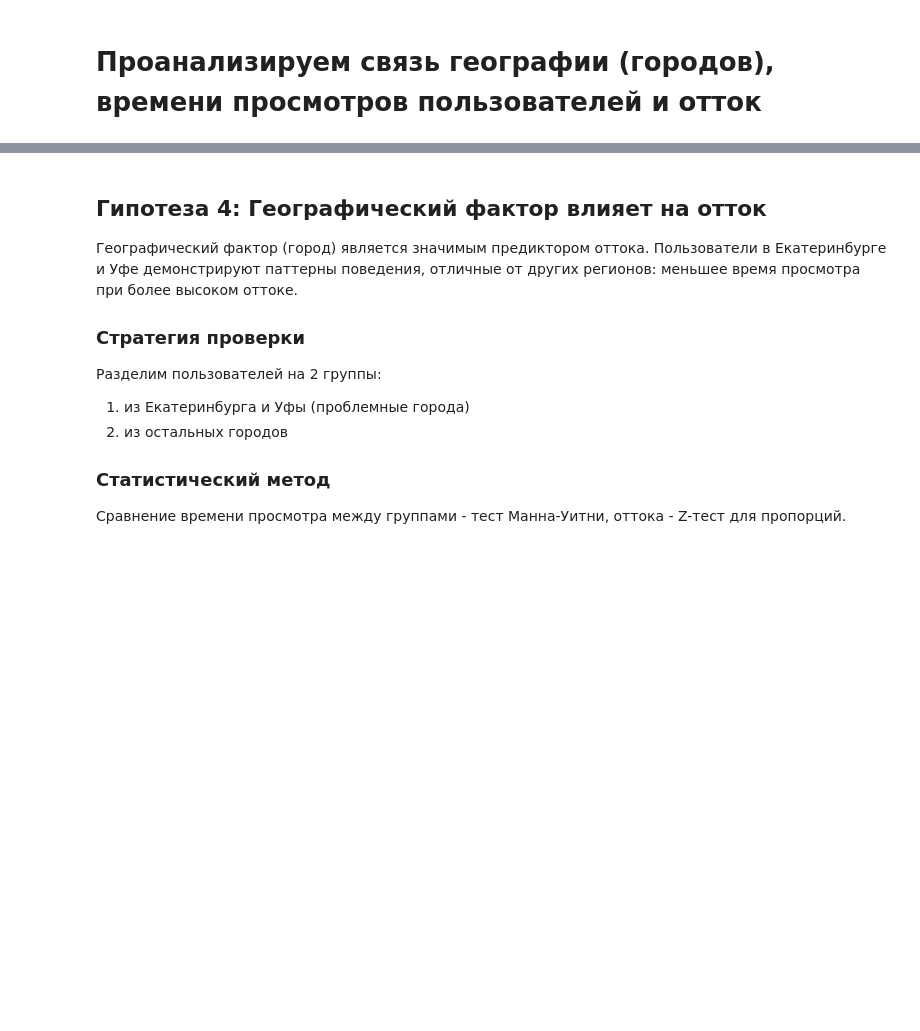
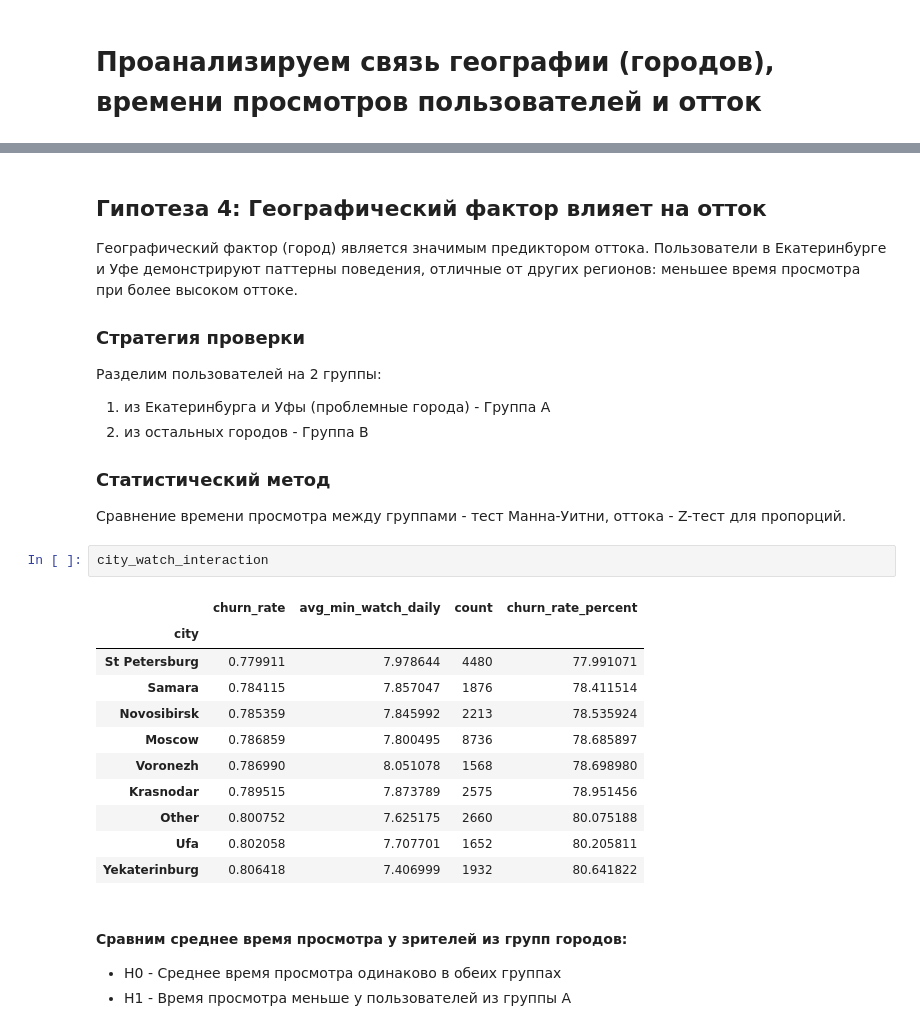
Before and after one commit to antosden/video-platform-churn-analysis, a Jupyter notebook: Команда_12_Чек-пойнт_1.ipynb, the cells around one changed output, grey strips where cells are left out. Drawn from its saved outputs; the diff is of its cells as text; blank space fills up the shorter version.

```diff
--- a/Команда_12_Чек-пойнт_1.ipynb
+++ b/Команда_12_Чек-пойнт_1.ipynb
@@ -514,9 +512,28 @@ cbar.set_label('Индекс города', rotation=270, labelpad=15)
 ### Стратегия проверки
 
 Разделим пользователей на 2 группы:
-1. из Екатеринбурга и Уфы (проблемные города)
-2. из остальных городов
+1. из Екатеринбурга и Уфы (проблемные города) - Группа A
+2. из остальных городов - Группа B
 
 ### Статистический метод
 
 Сравнение времени просмотра между группами - тест Манна-Уитни, оттока - Z-тест для пропорций.
+# %%
+city_watch_interaction
+# %% [output]
+|  | churn_rate | avg_min_watch_daily | count | churn_rate_percent |
+| city |  |  |  |  |
+| St Petersburg | 0.779911 | 7.978644 | 4480 | 77.991071 |
+| Samara | 0.784115 | 7.857047 | 1876 | 78.411514 |
+| Novosibirsk | 0.785359 | 7.845992 | 2213 | 78.535924 |
+| Moscow | 0.786859 | 7.800495 | 8736 | 78.685897 |
+| Voronezh | 0.786990 | 8.051078 | 1568 | 78.698980 |
+| Krasnodar | 0.789515 | 7.873789 | 2575 | 78.951456 |
+| Other | 0.800752 | 7.625175 | 2660 | 80.075188 |
+| Ufa | 0.802058 | 7.707701 | 1652 | 80.205811 |
+| Yekaterinburg | 0.806418 | 7.406999 | 1932 | 80.641822 |
+# %% [markdown]
+#### Сравним среднее время просмотра у зрителей из групп городов:
+
+- H0 - Среднее время просмотра одинаково в обеих группах
+- H1 - Время просмотра меньше у пользователей из группы A
```
Also changed, not shown: parts of 8 cells of this notebook.
